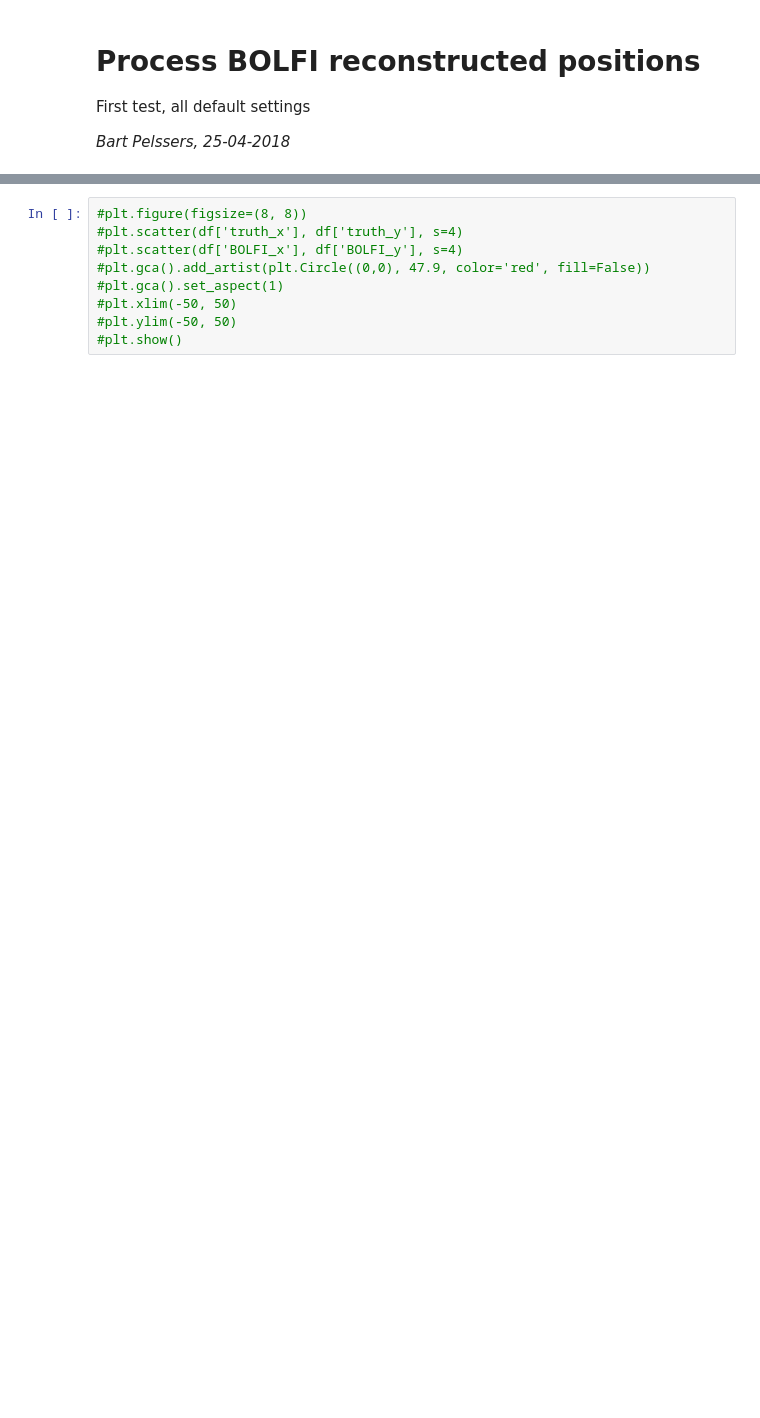
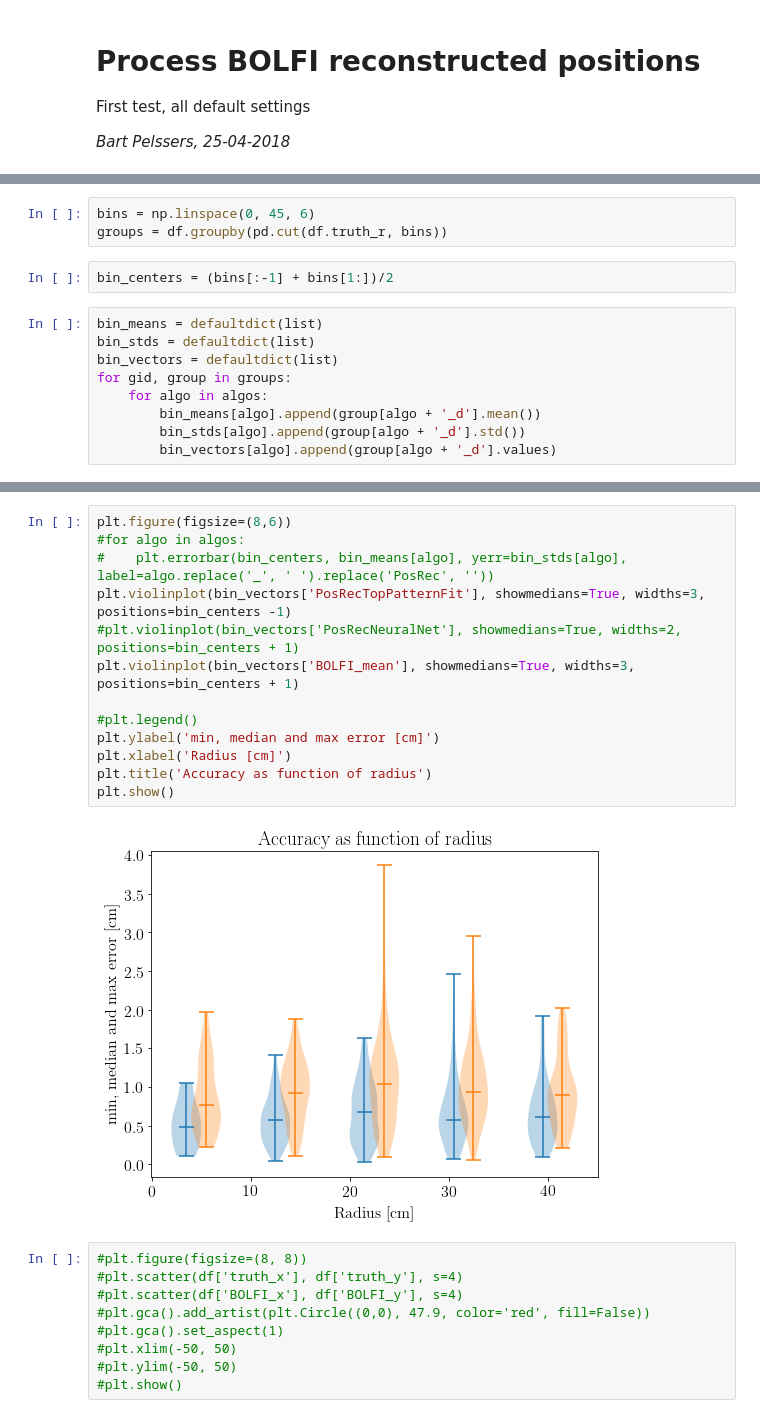
Before and after one commit to dbarg/helsinki_stockholm_collaboration, a Jupyter notebook: process_BOLFI_output.ipynb, the cells around one changed output, grey strips where cells are left out. Drawn from its saved outputs; the diff is of its cells as text; blank space fills up the shorter version.

```diff
--- a/process_BOLFI_output.ipynb
+++ b/process_BOLFI_output.ipynb
@@ -63,0 +99,14 @@ plt.show()
+# %%
+bins = np.linspace(0, 45, 6)
+groups = df.groupby(pd.cut(df.truth_r, bins))
+# %%
+bin_centers = (bins[:-1] + bins[1:])/2
+# %%
+bin_means = defaultdict(list)
+bin_stds = defaultdict(list)
+bin_vectors = defaultdict(list)
+for gid, group in groups:
+    for algo in algos:
+        bin_means[algo].append(group[algo + '_d'].mean())
+        bin_stds[algo].append(group[algo + '_d'].std())
+        bin_vectors[algo].append(group[algo + '_d'].values)
@@ -64,3 +121,18 @@ plt.show()
+# %%
+plt.figure(figsize=(8,6))
+#for algo in algos:
+#    plt.errorbar(bin_centers, bin_means[algo], yerr=bin_stds[algo], label=algo.replace('_', ' ').replace('PosRec', ''))
+plt.violinplot(bin_vectors['PosRecTopPatternFit'], showmedians=True, widths=3, positions=bin_centers -1)
+#plt.violinplot(bin_vectors['PosRecNeuralNet'], showmedians=True, widths=2, positions=bin_centers + 1)
+plt.violinplot(bin_vectors['BOLFI_mean'], showmedians=True, widths=3, positions=bin_centers + 1)
+
+#plt.legend()
+plt.ylabel('min, median and max error [cm]')
+plt.xlabel('Radius [cm]')
+plt.title('Accuracy as function of radius')
+plt.show()
+# %% [output]
+[figure, added]
 # %%
 #plt.figure(figsize=(8, 8))
 #plt.scatter(df['truth_x'], df['truth_y'], s=4)
```
Also changed, not shown: parts of 12 cells of this notebook.
